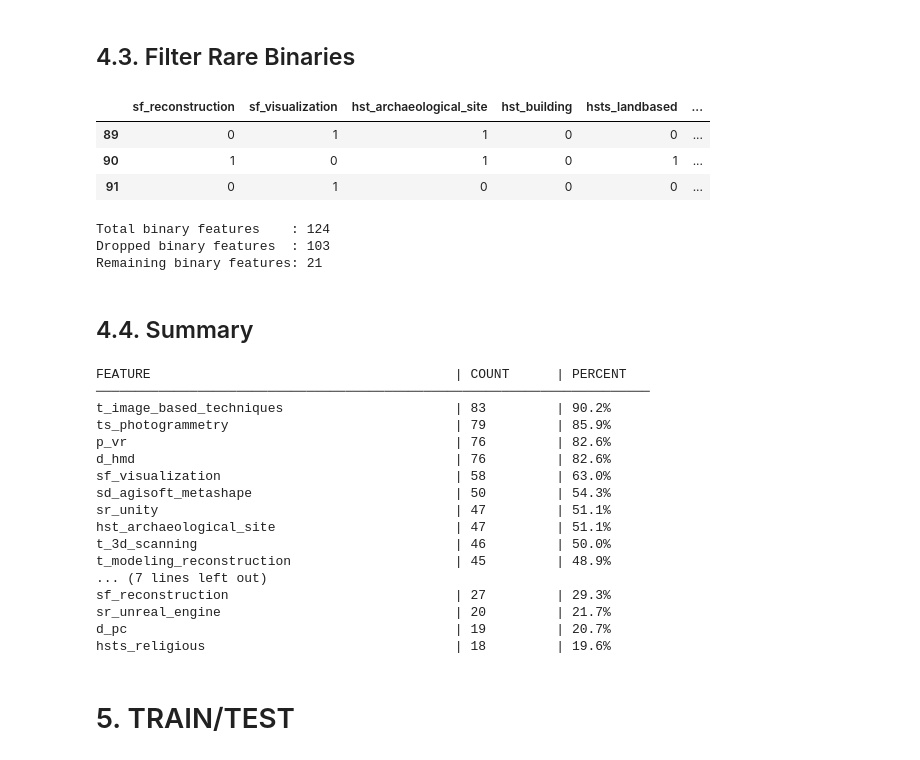
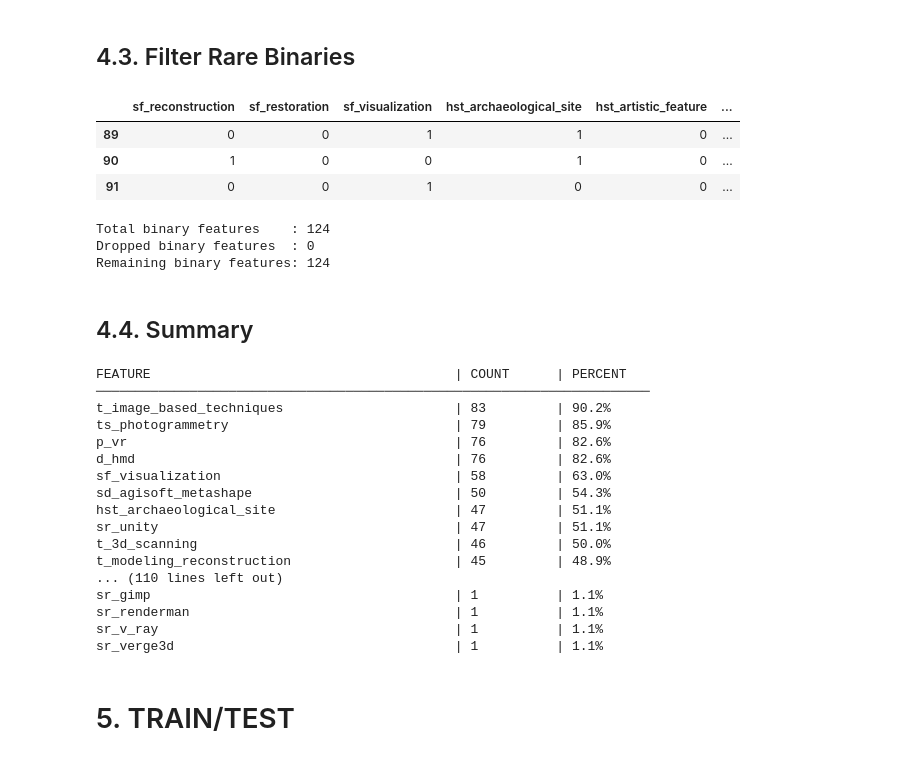
Before and after one commit to KeremDUZENLI/python-sklearn-machine-learning, a Jupyter notebook: main_old_v2.ipynb, the cells around one changed output. Saved outputs shown, nothing was run; the diff lists cells and outputs as text; code cells hidden in the pictures.

```diff
--- a/main_old_v2.ipynb
+++ b/main_old_v2.ipynb
@@ -440,27 +440,28 @@ BIN RANGE            | FEATURE COUNT
 # %%
 def filter_rare_features(df_binary, min_freq):
     frequencies       = df_binary.sum()
     valid_columns     = frequencies[frequencies >= min_freq].index
     df_rares_filtered = df_binary[valid_columns].copy()
 
     return df_rares_filtered
 
 
+MIN_FREQ = 1
 df_rares_filtered = filter_rare_features(df_binary, MIN_FREQ)
 display(df_rares_filtered.tail(3))
 
 
 print(f"Total binary features    : {df_binary.shape[1]}")
 print(f"Dropped binary features  : {df_binary.shape[1] - df_rares_filtered.shape[1]}")
 print(f"Remaining binary features: {df_rares_filtered.shape[1]}")
 # %% [output]
-|  | sf_reconstruction | sf_visualization | hst_archaeological_site | hst_building | hsts_landbased | ... |
-| 89 | 0 | 1 | 1 | 0 | 0 | ... |
-| 90 | 1 | 0 | 1 | 0 | 1 | ... |
-| 91 | 0 | 1 | 0 | 0 | 0 | ... |
+|  | sf_reconstruction | sf_restoration | sf_visualization | hst_archaeological_site | hst_artistic_feature | ... |
+| 89 | 0 | 0 | 1 | 1 | 0 | ... |
+| 90 | 1 | 0 | 0 | 1 | 0 | ... |
+| 91 | 0 | 0 | 1 | 0 | 0 | ... |
 Total binary features    : 124
-Dropped binary features  : 103
-Remaining binary features: 21
+Dropped binary features  : 0
+Remaining binary features: 124
 # %% [markdown]
 ## 4.4. Summary
 # %%
@@ -488,15 +489,15 @@ p_vr                                          | 76         | 82.6%
 d_hmd                                         | 76         | 82.6%
 sf_visualization                              | 58         | 63.0%
 sd_agisoft_metashape                          | 50         | 54.3%
+hst_archaeological_site                       | 47         | 51.1%
 sr_unity                                      | 47         | 51.1%
-hst_archaeological_site                       | 47         | 51.1%
 t_3d_scanning                                 | 46         | 50.0%
 t_modeling_reconstruction                     | 45         | 48.9%
-... (7 lines left out)
-sf_reconstruction                             | 27         | 29.3%
-sr_unreal_engine                              | 20         | 21.7%
-d_pc                                          | 19         | 20.7%
-hsts_religious                                | 18         | 19.6%
+... (110 lines left out)
+sr_gimp                                       | 1          | 1.1%
+sr_renderman                                  | 1          | 1.1%
+sr_v_ray                                      | 1          | 1.1%
+sr_verge3d                                    | 1          | 1.1%
 # %% [markdown]
 # 5. TRAIN/TEST
 # %%
```
Also changed, not shown: 3 other files.
